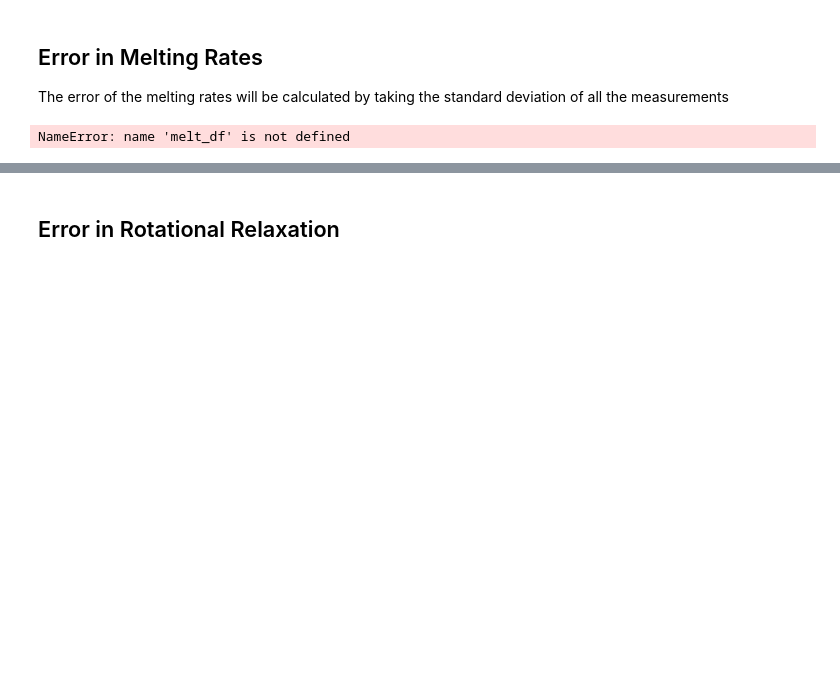
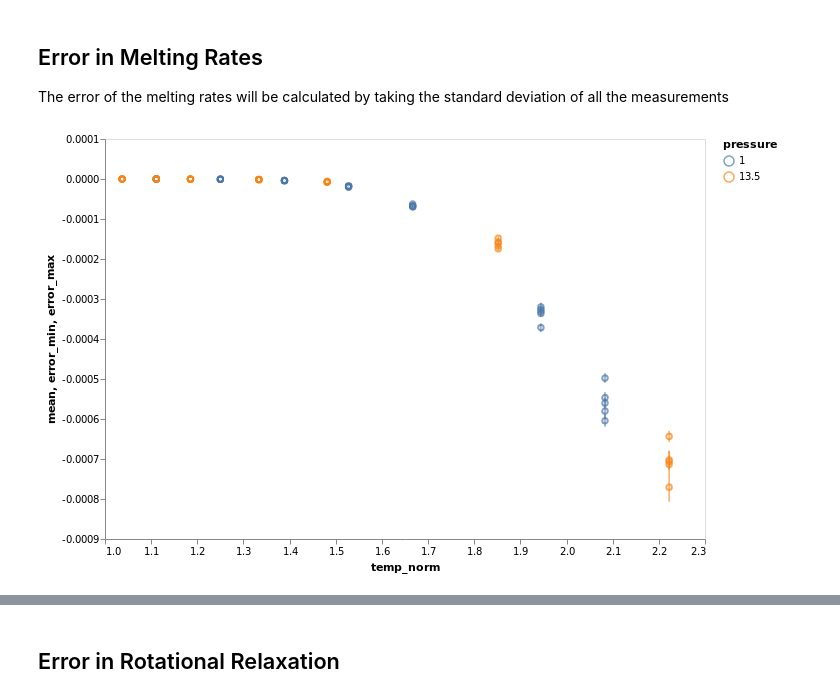
Before and after one commit to malramsay64/Crystal_Melting, a Jupyter notebook: notebooks/12_melting_errors.ipynb, the cells around one changed output, grey strips where cells are left out. Drawn from its saved outputs; the diff is of its cells as text; code cells hidden in the pictures; blank space fills up the shorter version.

```diff
--- a/notebooks/12_melting_errors.ipynb
+++ b/notebooks/12_melting_errors.ipynb
@@ -24,22 +24,20 @@ by taking the standard deviation of all the measurements
 # %%
 with pandas.HDFStore('../data/analysis/melting_clean.h5') as store:
     rates_df = store.get("rates")
-# %%
-melt_df
-# %% [output]
-NameError: name 'melt_df' is not defined
 # %%
 rates_df["error_min"] = rates_df["mean"] - 2*rates_df["error"]
 rates_df["error_max"] = rates_df["mean"] + 2*rates_df["error"]
 # %%
-chart = alt.Chart(rates_df.query("temp_norm < 1.5")).encode(
+chart = alt.Chart(rates_df).encode(
     x=alt.X("temp_norm", scale=alt.Scale(zero=False)),
     y=alt.Y('mean', scale=alt.Scale(type='linear')),
     color="pressure:N",
 
 )
 
 chart.mark_point() + chart.mark_rule().encode(y="error_min", y2="error_max")
+# %% [output]
+[figure, added]
 # %%
 melt_value = rates_df.groupby(["temperature","pressure", "temp_norm"])["mean"].mean()
 melt_err = rates_df.groupby(["temperature", "pressure", "temp_norm"])["mean"].sem()
```
Also changed, not shown: parts of 10 cells of this notebook, 2 other files.
